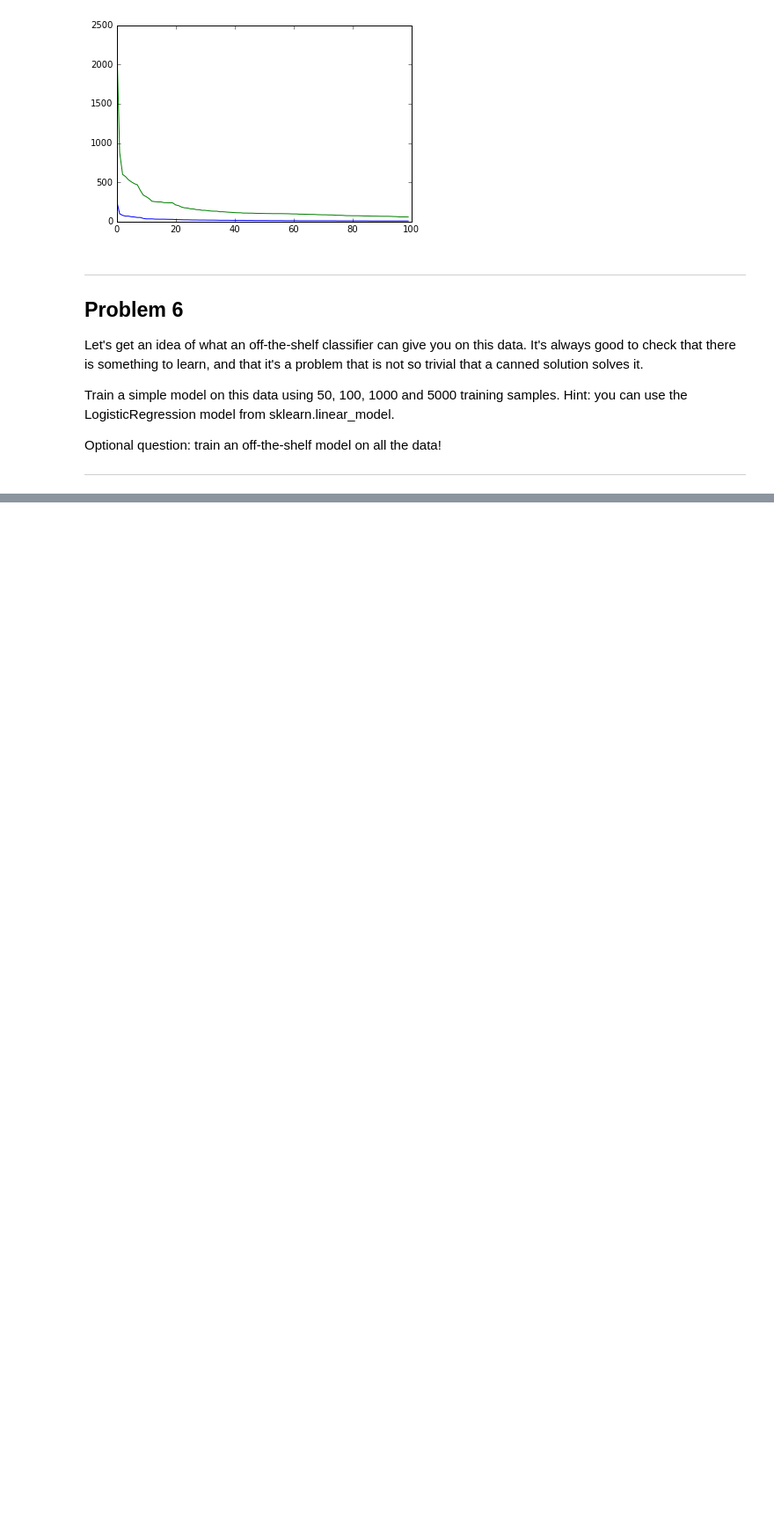
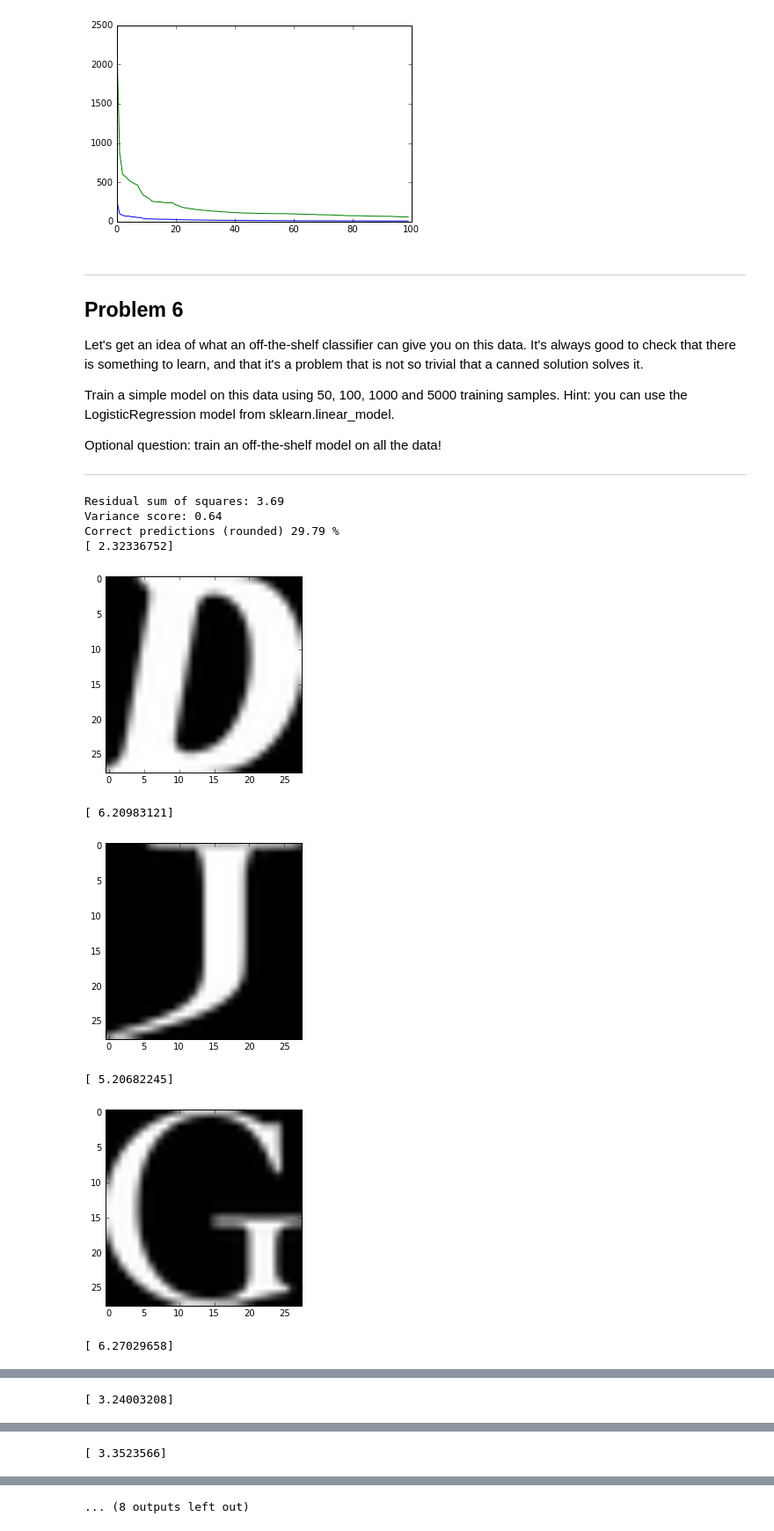
Before and after one commit to frankcarey/tensorflow, a Jupyter notebook: tensorflow/examples/udacity/1_notmnist.ipynb, the cells around one changed output, grey strips where cells are left out. Shown at 88% size. Cells and saved outputs as stored; diff of their text form; code cells hidden in the pictures; blank space fills up the shorter version.

Commit message:
Try Linear Model with various number of samples. Max of 30% correct.

```diff
--- a/tensorflow/examples/udacity/1_notmnist.ipynb
+++ b/tensorflow/examples/udacity/1_notmnist.ipynb
@@ -570,3 +575,63 @@ Train a simple model on this data using 50, 100, 1000 and 5000 training samples.
 Optional question: train an off-the-shelf model on all the data!
 
 ---
+# %%
+from sklearn import linear_model
+
+#train_N = len(train_dataset)
+train_N = 100000
+
+regr = linear_model.LinearRegression()
+# Convert the shapes to (N, 28, 28) to (N, 784)
+train_2d = train_dataset.reshape(len(train_dataset), -1)[:train_N]
+test_2d = test_dataset.reshape(len(test_dataset), -1)
+
+# Train the model using the training sets
+regr.fit(train_2d, train_labels[:train_N])
+
+# The coefficients
+#print('Coefficients: \n', regr.coef_)
+# The mean square error
+print("Residual sum of squares: %.2f"
+      % np.mean((regr.predict(train_2d) - train_labels[:train_N]) ** 2))
+# Explained variance score: 1 is perfect prediction
+print('Variance score: %.2f' % regr.score(test_2d, test_labels))
+
+#predictions = np.equal(np.around(regr.predict(test_2d),  test_labels))
+test_predictions = np.around(regr.predict(test_2d)).astype(int)
+#print(test_predictions)
+#print(test_labels)
+test_correct = np.equal(test_predictions, test_labels)
+#print(np.unique(test_correct, return_counts=True))
+#np.unique(predictions, return_counts=True)
+pct_correct = test_correct.sum() / len(test_correct)
+print("Correct predictions (rounded) %.2f %%" % (pct_correct * 100.))
+
+
+for img in test_2d[:10]:
+    print(regr.predict(img.reshape(1, -1)))
+    img = img.reshape(28, 28)
+    plt.imshow(img, cmap='gray')
+    plt.show()
+
+
+# Results
+# - samples : pct correct
+# - 50 : 20.16 %
+# - 100:  19.97 %
+# - 1000: 12.01 %
+# - 5000: 25.84 %
+# - 10K: 27.46 %
+# - 50K: 29.36 %
+# - 100K: 29.79 %
+# %% [output]
+Residual sum of squares: 3.69
+Variance score: 0.64
+Correct predictions (rounded) 29.79 %
+[ 2.32336752]
+[figure, added]
+[ 6.20983121]
+[figure, added]
+[ 5.20682245]
+[figure, added]
+[ 6.27029658]
@@ -572,0 +639 @@ Optional question: train an off-the-shelf model on all the data!
+[ 3.24003208]
@@ -572,0 +641 @@ Optional question: train an off-the-shelf model on all the data!
+[ 3.3523566]
@@ -572,0 +643 @@ Optional question: train an off-the-shelf model on all the data!
+... (8 outputs left out)
```
Also changed, not shown: parts of 2 cells of this notebook.
